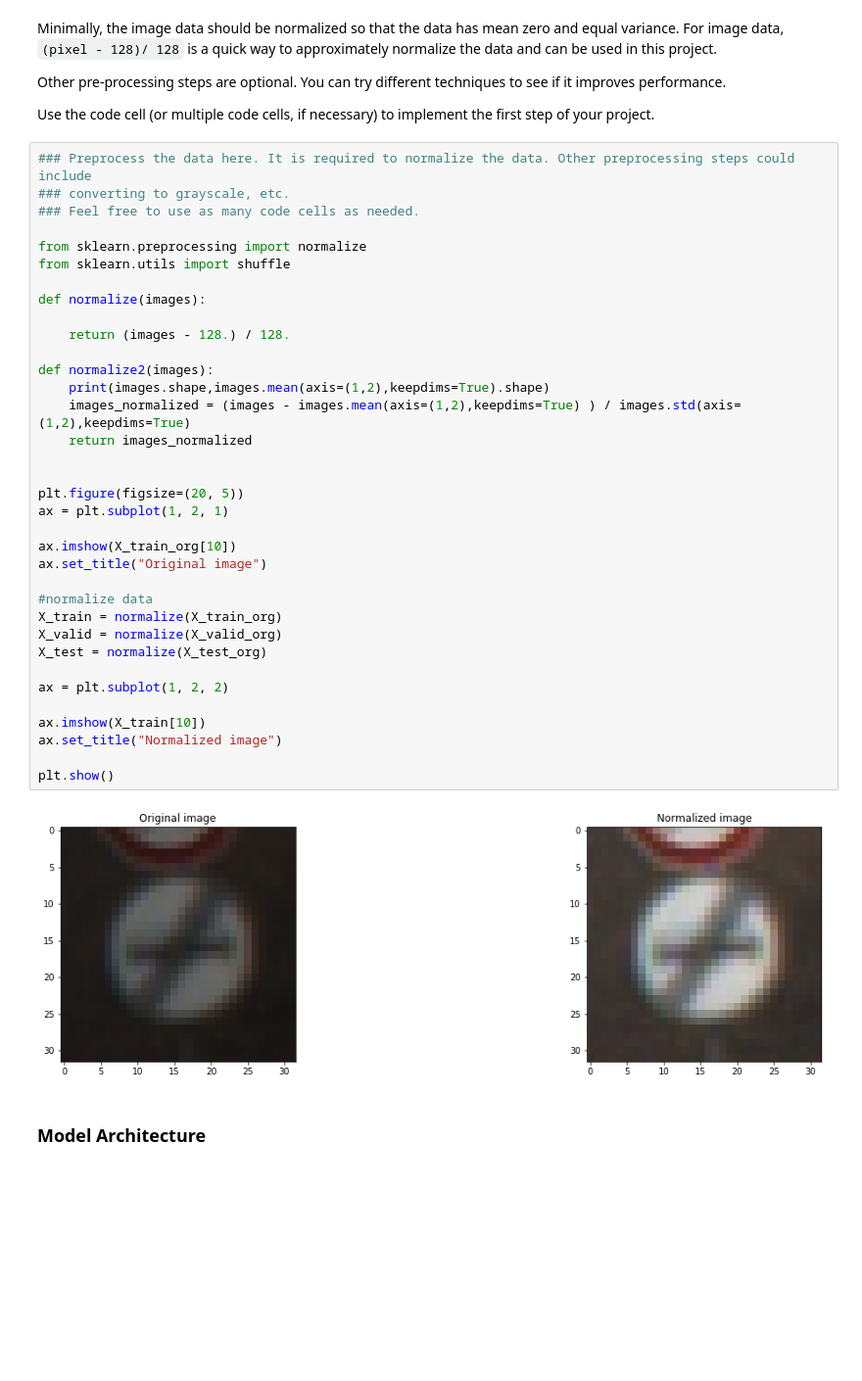
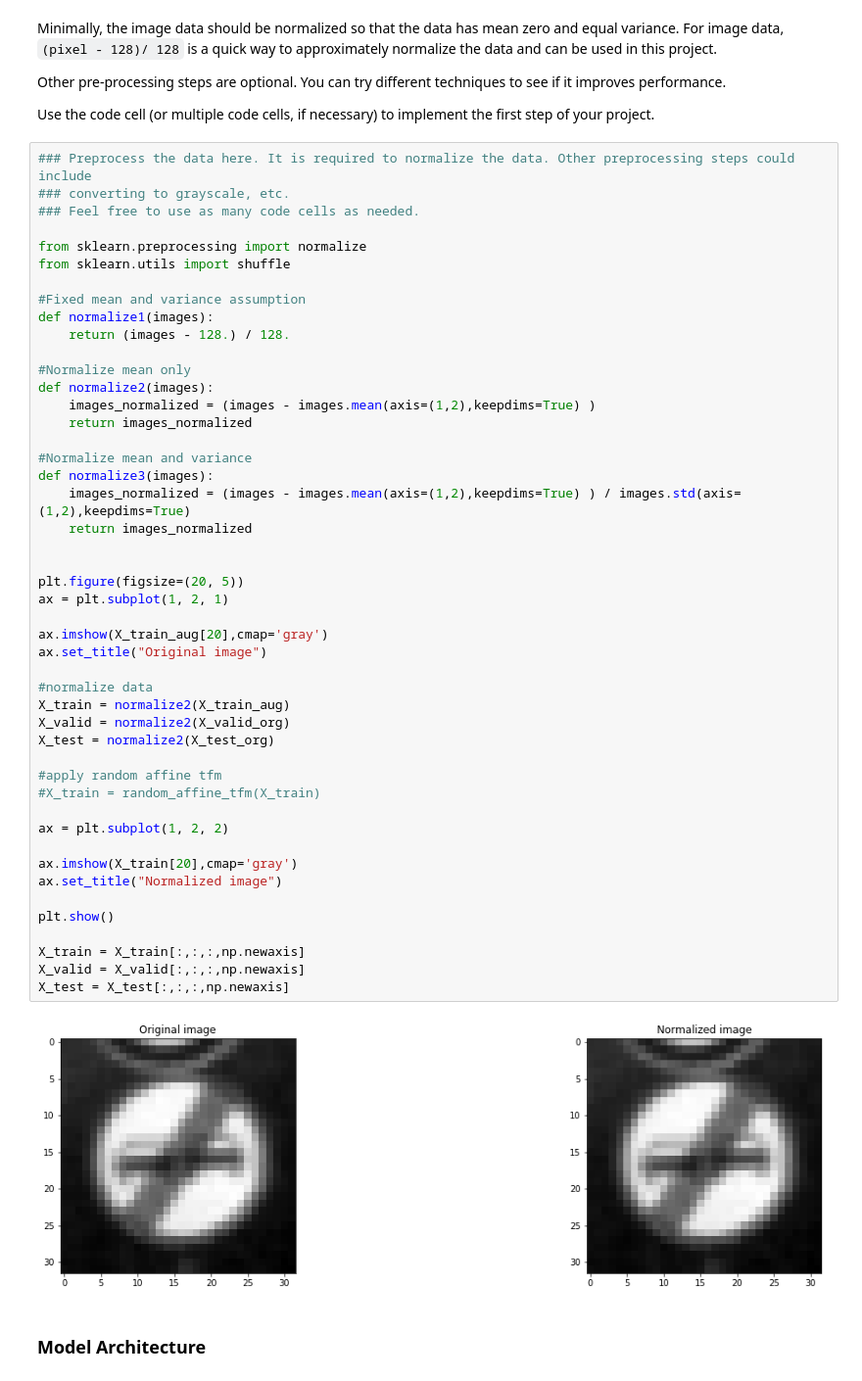
Before and after one commit to fexadyn/Udacity-TrafficSignRecognition-P2, a Jupyter notebook: Traffic_Sign_Classifier.ipynb, the cells around one changed output. Shown: that part at 98% size. Cells and saved outputs as stored; diff of their text form; blank space fills up the shorter version.

```diff
--- a/Traffic_Sign_Classifier.ipynb
+++ b/Traffic_Sign_Classifier.ipynb
@@ -208,40 +255,52 @@ Use the code cell (or multiple code cells, if necessary) to implement the first
 # %%
 ### Preprocess the data here. It is required to normalize the data. Other preprocessing steps could include
 ### converting to grayscale, etc.
 ### Feel free to use as many code cells as needed.
 
 from sklearn.preprocessing import normalize
 from sklearn.utils import shuffle
 
-def normalize(images):
-
+#Fixed mean and variance assumption
+def normalize1(images):
     return (images - 128.) / 128.
 
+#Normalize mean only
 def normalize2(images):
-    print(images.shape,images.mean(axis=(1,2),keepdims=True).shape)
+    images_normalized = (images - images.mean(axis=(1,2),keepdims=True) )
+    return images_normalized
+
+#Normalize mean and variance
+def normalize3(images):
     images_normalized = (images - images.mean(axis=(1,2),keepdims=True) ) / images.std(axis=(1,2),keepdims=True)
     return images_normalized
 
 
 plt.figure(figsize=(20, 5))
 ax = plt.subplot(1, 2, 1)
 
-ax.imshow(X_train_org[10])
+ax.imshow(X_train_aug[20],cmap='gray')
 ax.set_title("Original image")
 
 #normalize data
-X_train = normalize(X_train_org)
-X_valid = normalize(X_valid_org)
-X_test = normalize(X_test_org)
+X_train = normalize2(X_train_aug)
+X_valid = normalize2(X_valid_org)
+X_test = normalize2(X_test_org)
+
+#apply random affine tfm
+#X_train = random_affine_tfm(X_train)
 
 ax = plt.subplot(1, 2, 2)
 
-ax.imshow(X_train[10])
+ax.imshow(X_train[20],cmap='gray')
 ax.set_title("Normalized image")
 
 plt.show()
+
+X_train = X_train[:,:,:,np.newaxis]
+X_valid = X_valid[:,:,:,np.newaxis]
+X_test = X_test[:,:,:,np.newaxis]
 # %% [output]
-[figure, old version]
+[figure, new version]
 # %% [markdown]
 ### Model Architecture
 # %%
```
Also changed, not shown: parts of 12 cells of this notebook.
